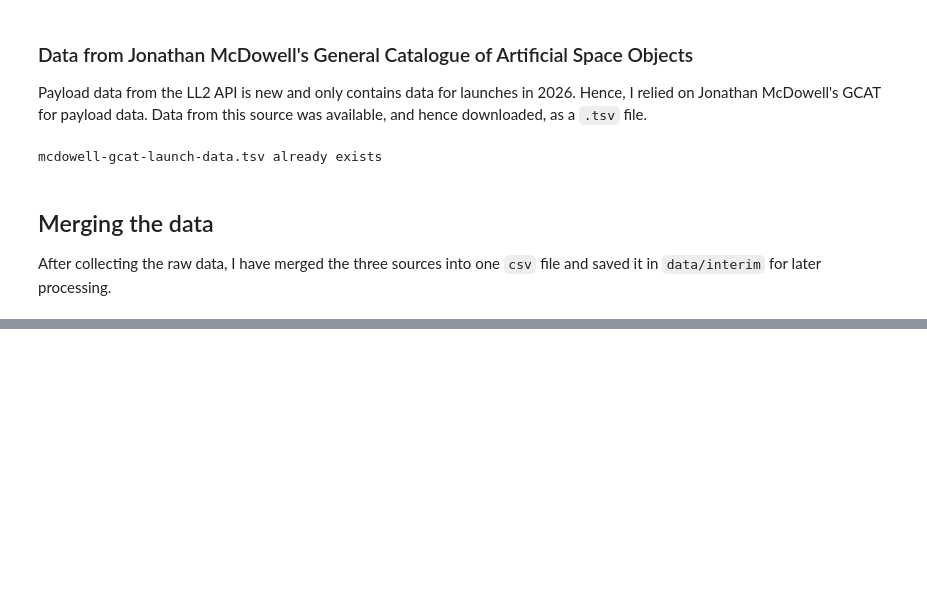
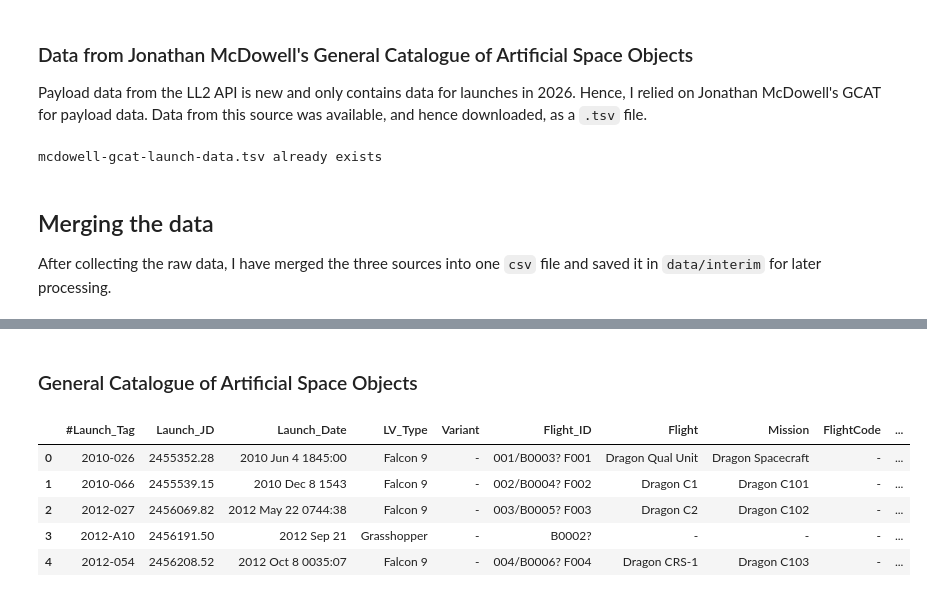
Before and after one commit to svd-jelo/SpaceY-Falcon-9-Project, a Jupyter notebook: notebooks/0.1-cjra-data-collection-1.ipynb, the cells around one changed output, grey strips where cells are left out. Saved outputs shown, nothing was run; the diff lists cells and outputs as text; code cells hidden in the pictures; blank space fills up the shorter version.

```diff
--- a/notebooks/0.1-cjra-data-collection-1.ipynb
+++ b/notebooks/0.1-cjra-data-collection-1.ipynb
@@ -177,0 +194,6 @@ After collecting the raw data, I have merged the three sources into one `csv` fi
+# %%
+par_dir = Path.cwd().parent
+
+file_path = par_dir / 'data/raw/ll2-api-2.3.0-launches-previous-500.json'
+with open(file_path, 'r') as f:
+    data_json = json.load(f)['results']
@@ -177,0 +480,13 @@ After collecting the raw data, I have merged the three sources into one `csv` fi
+# %% [markdown]
+### General Catalogue of Artificial Space Objects
+# %%
+gcat_path = par_dir / 'data/raw/mcdowell-gcat-launch-data.tsv'
+gcat_data = pd.read_csv(gcat_path, sep='\t', skiprows = (lambda x: x in [1]))
+gcat_data.head()
+# %% [output]
+|  | #Launch_Tag | Launch_JD | Launch_Date | LV_Type | Variant | Flight_ID | Flight | Mission | FlightCode | ... |
+| 0 | 2010-026 | 2455352.28 | 2010 Jun 4 1845:00 | Falcon 9 | - | 001/B0003? F001 | Dragon Qual Unit | Dragon Spacecraft | - | ... |
+| 1 | 2010-066 | 2455539.15 | 2010 Dec 8 1543 | Falcon 9 | - | 002/B0004? F002 | Dragon C1 | Dragon C101 | - | ... |
+| 2 | 2012-027 | 2456069.82 | 2012 May 22 0744:38 | Falcon 9 | - | 003/B0005? F003 | Dragon C2 | Dragon C102 | - | ... |
+| 3 | 2012-A10 | 2456191.50 | 2012 Sep 21 | Grasshopper | - | B0002? | - | - | - | ... |
+| 4 | 2012-054 | 2456208.52 | 2012 Oct 8 0035:07 | Falcon 9 | - | 004/B0006? F004 | Dragon CRS-1 | Dragon C103 | - | ... |
```
Also changed, not shown: parts of 65 cells of this notebook, 2 other files.
